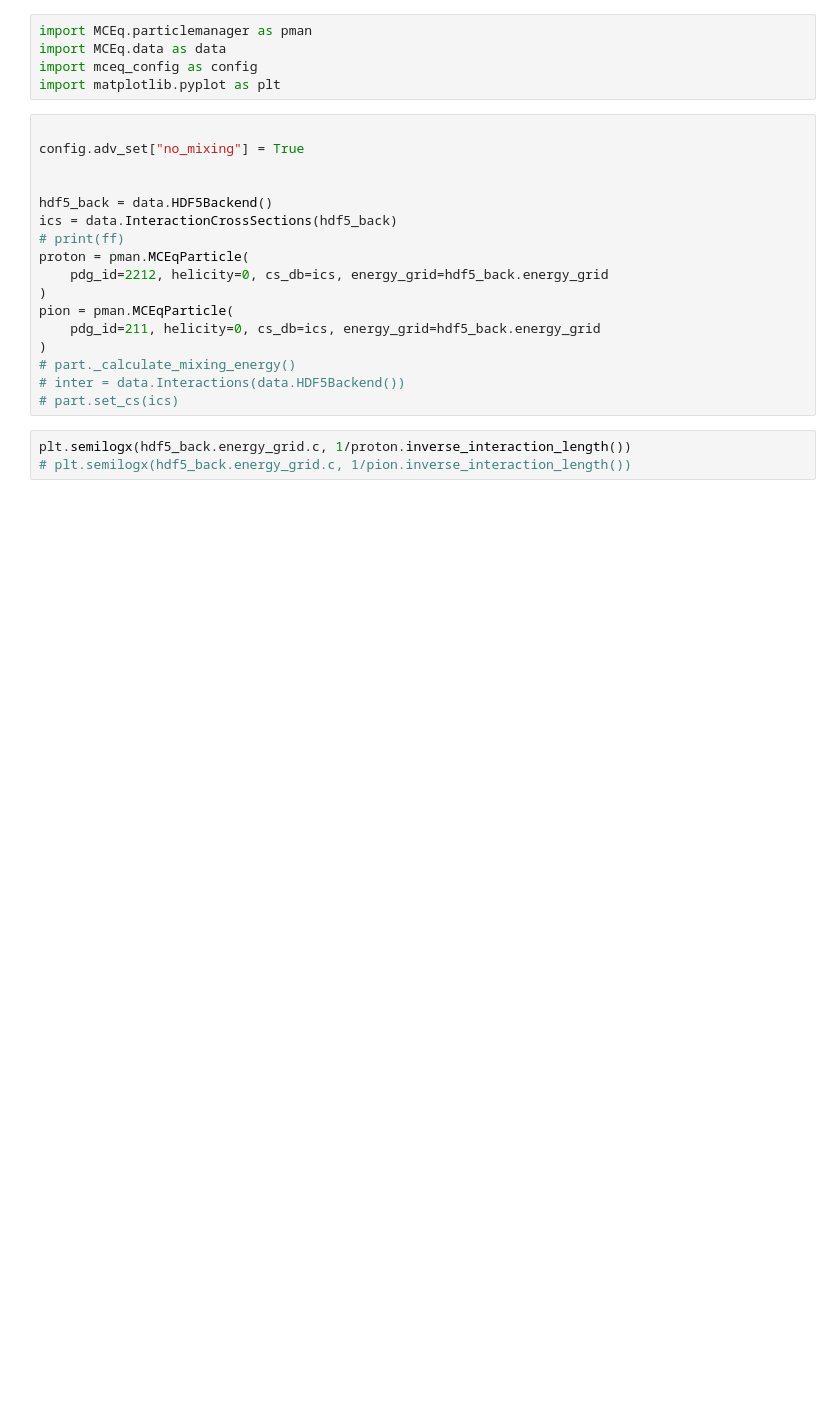
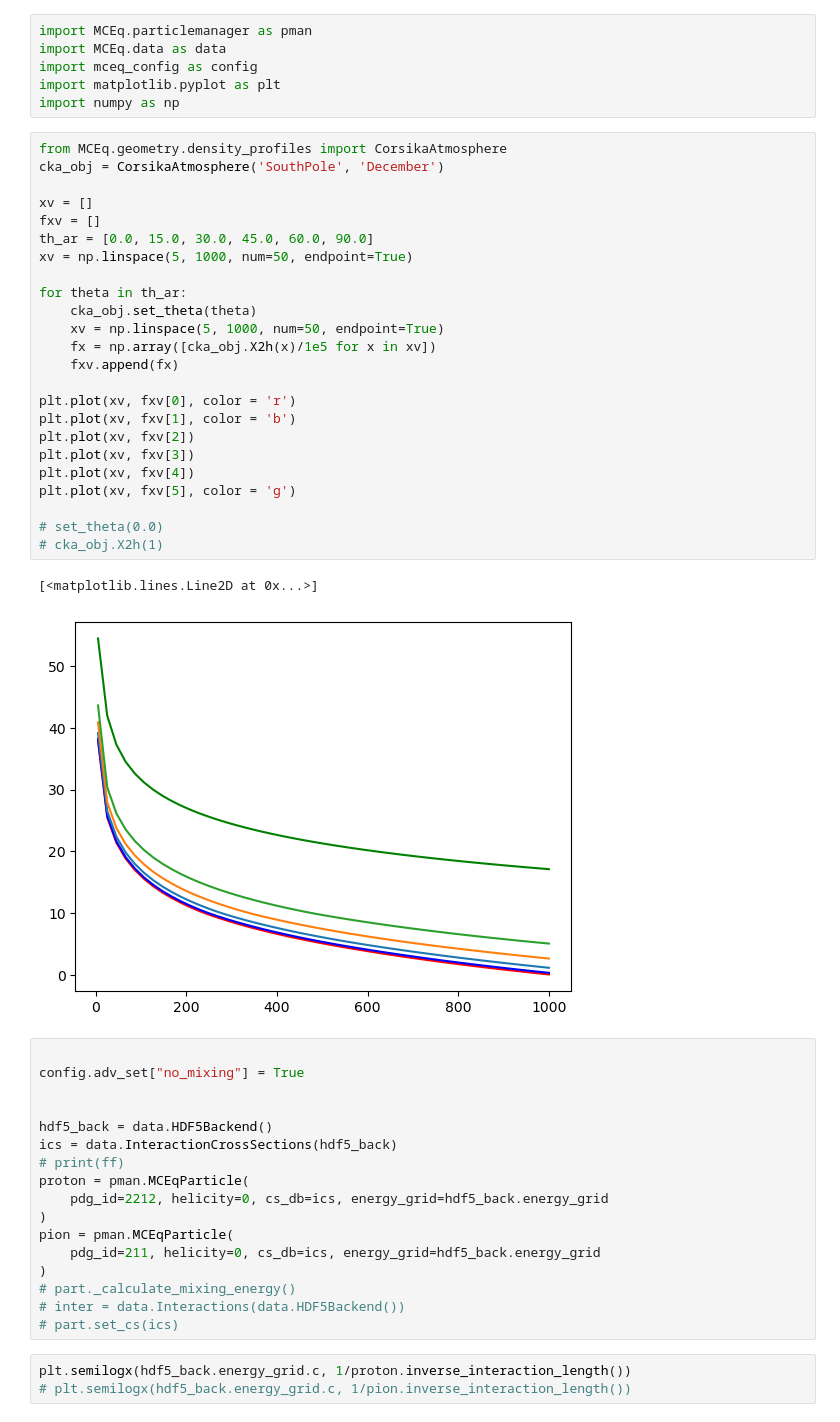
Before and after one commit to jncots/xmax_sigma, a Jupyter notebook: first_interaction/first_interaction.ipynb, the cells around one changed output. Cells and saved outputs as stored; diff of their text form; blank space fills up the shorter version.

```diff
--- a/first_interaction/first_interaction.ipynb
+++ b/first_interaction/first_interaction.ipynb
@@ -3,6 +3,34 @@ import MCEq.particlemanager as pman
 import MCEq.data as data
 import mceq_config as config
 import matplotlib.pyplot as plt
+import numpy as np
+# %%
+from MCEq.geometry.density_profiles import CorsikaAtmosphere
+cka_obj = CorsikaAtmosphere('SouthPole', 'December')
+
+xv = []
+fxv = []
+th_ar = [0.0, 15.0, 30.0, 45.0, 60.0, 90.0]
+xv = np.linspace(5, 1000, num=50, endpoint=True)
+
+for theta in th_ar:
+    cka_obj.set_theta(theta)
+    xv = np.linspace(5, 1000, num=50, endpoint=True)
+    fx = np.array([cka_obj.X2h(x)/1e5 for x in xv])
+    fxv.append(fx)
+
+plt.plot(xv, fxv[0], color = 'r')
+plt.plot(xv, fxv[1], color = 'b')
+plt.plot(xv, fxv[2])
+plt.plot(xv, fxv[3])
+plt.plot(xv, fxv[4])
+plt.plot(xv, fxv[5], color = 'g')
+
+# set_theta(0.0)
+# cka_obj.X2h(1)
+# %% [output]
+[<matplotlib.lines.Line2D at 0x...>]
+[figure, added]
 # %%
 
 config.adv_set["no_mixing"] = True
```
Also changed, not shown: parts of 9 cells of this notebook, 1 other file.
